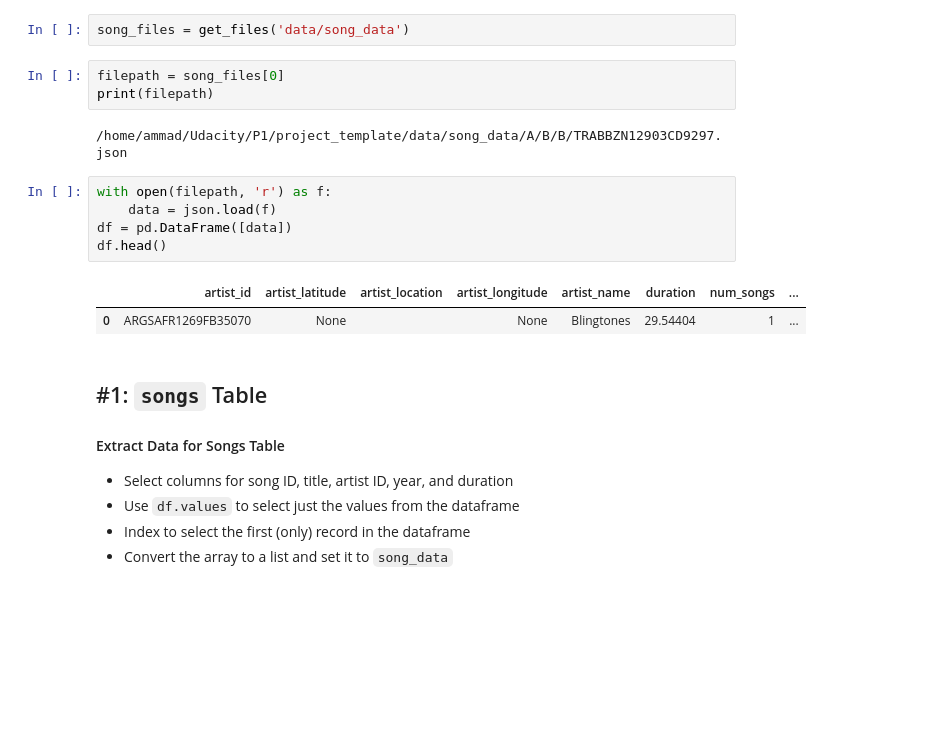
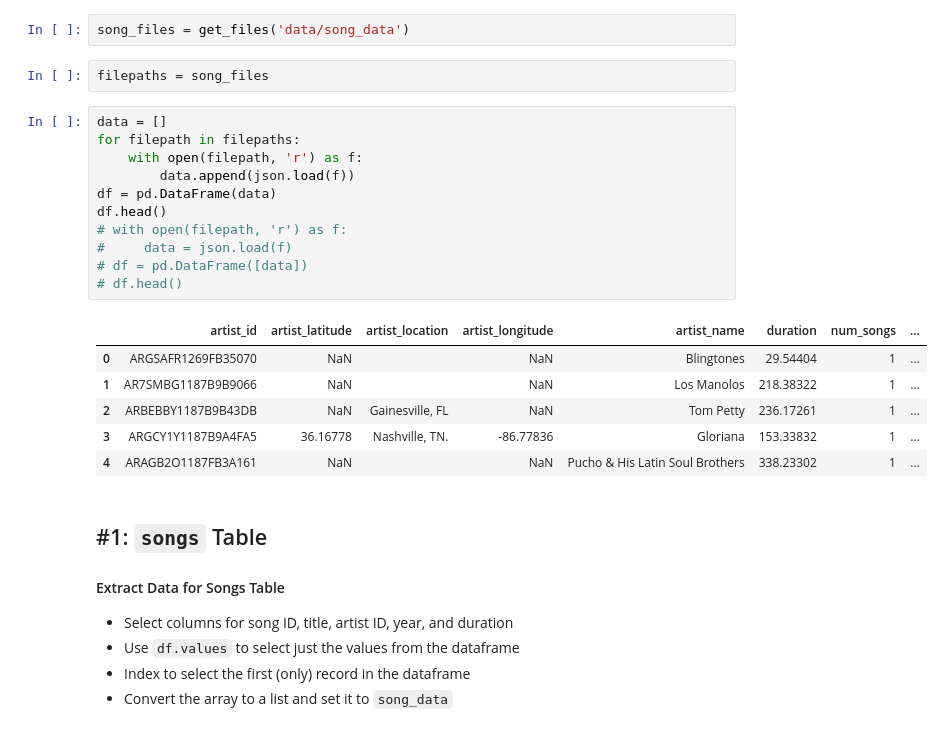
Before and after one commit to ammadanwer/udacityp1, a Jupyter notebook: etl.ipynb, the cells around one changed output. Cells and saved outputs as stored; diff of their text form; blank space fills up the shorter version.

Commit message:
project done in jupyter

```diff
--- a/etl.ipynb
+++ b/etl.ipynb
@@ -30,19 +30,26 @@ Let's perform ETL on a single song file and load a single record into each table
 - Read the song file and view the data
 # %%
 song_files = get_files('data/song_data')
-# %%
-filepath = song_files[0]
-print(filepath)
-# %% [output]
-/home/ammad/Udacity/P1/project_template/data/song_data/A/B/B/TRABBZN12903CD9297.json
+# %%
+filepaths = song_files
 # %%
-with open(filepath, 'r') as f:
-    data = json.load(f)
-df = pd.DataFrame([data])
+data = []
+for filepath in filepaths:
+    with open(filepath, 'r') as f:
+        data.append(json.load(f))
+df = pd.DataFrame(data)
 df.head()
+# with open(filepath, 'r') as f:
+#     data = json.load(f)
+# df = pd.DataFrame([data])
+# df.head()
 # %% [output]
 |  | artist_id | artist_latitude | artist_location | artist_longitude | artist_name | duration | num_songs | ... |
-| 0 | ARGSAFR1269FB35070 | None |  | None | Blingtones | 29.54404 | 1 | ... |
+| 0 | ARGSAFR1269FB35070 | NaN |  | NaN | Blingtones | 29.54404 | 1 | ... |
+| 1 | AR7SMBG1187B9B9066 | NaN |  | NaN | Los Manolos | 218.38322 | 1 | ... |
+| 2 | ARBEBBY1187B9B43DB | NaN | Gainesville, FL | NaN | Tom Petty | 236.17261 | 1 | ... |
+| 3 | ARGCY1Y1187B9A4FA5 | 36.16778 | Nashville, TN. | -86.77836 | Gloriana | 153.33832 | 1 | ... |
+| 4 | ARAGB2O1187FB3A161 | NaN |  | NaN | Pucho & His Latin Soul Brothers | 338.23302 | 1 | ... |
 # %% [markdown]
 ## #1: `songs` Table
 #### Extract Data for Songs Table
```
Also changed, not shown: parts of 19 cells of this notebook, 2 other files.
